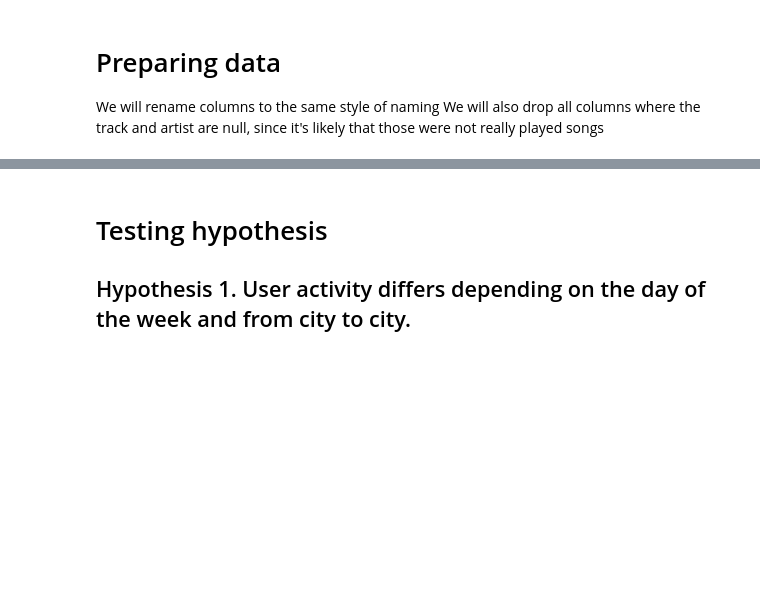
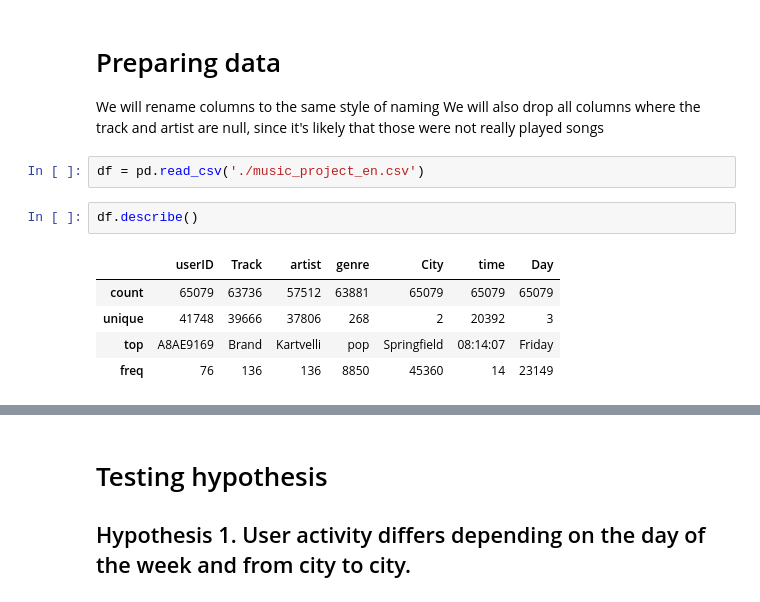
Before and after one commit to makstheimba/data-science-project-1, a Jupyter notebook: main.ipynb, the cells around one changed output, grey strips where cells are left out. Drawn from its saved outputs; the diff is of its cells as text; blank space fills up the shorter version.

```diff
--- a/main.ipynb
+++ b/main.ipynb
@@ -4,3 +4,13 @@ import pandas as pd
 # Preparing data
 We will rename columns to the same style of naming
 We will also drop all columns where the track and artist are null, since it's likely that those were not really played songs
+# %%
+df = pd.read_csv('./music_project_en.csv')
+# %%
+df.describe()
+# %% [output]
+|  | userID | Track | artist | genre | City | time | Day |
+| count | 65079 | 63736 | 57512 | 63881 | 65079 | 65079 | 65079 |
+| unique | 41748 | 39666 | 37806 | 268 | 2 | 20392 | 3 |
+| top | A8AE9169 | Brand | Kartvelli | pop | Springfield | 08:14:07 | Friday |
+| freq | 76 | 136 | 136 | 8850 | 45360 | 14 | 23149 |
```
Also changed, not shown: parts of 15 cells of this notebook.
